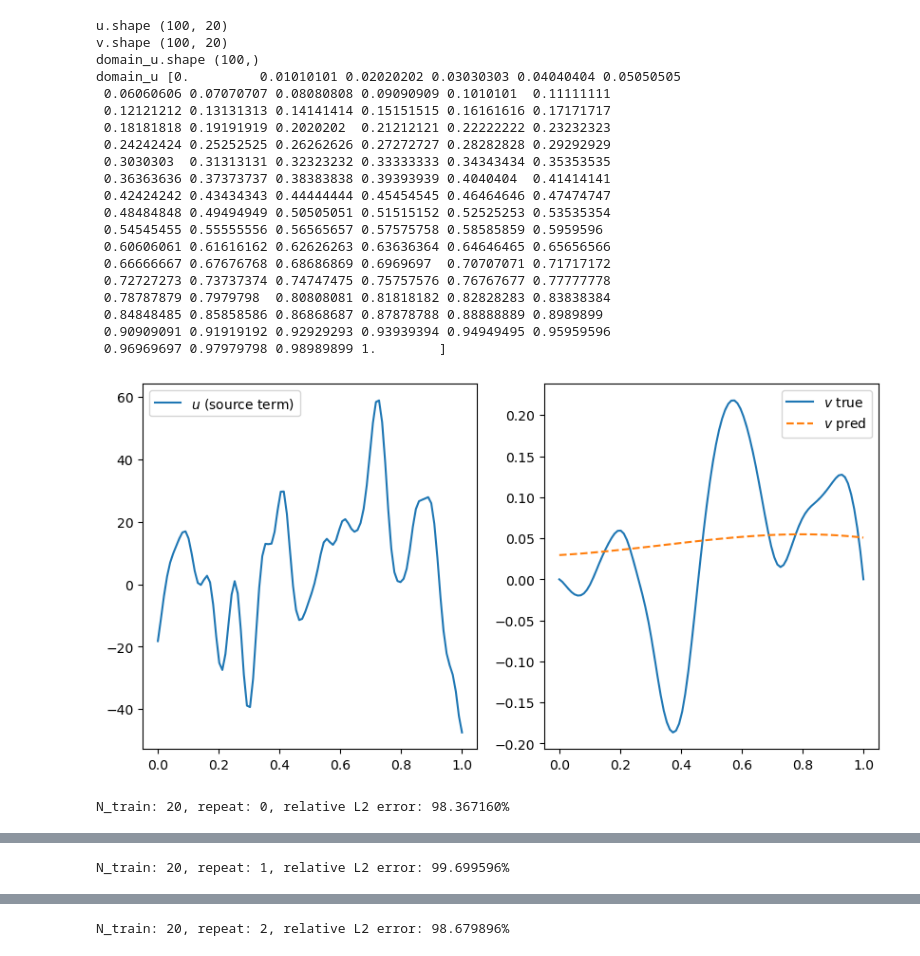
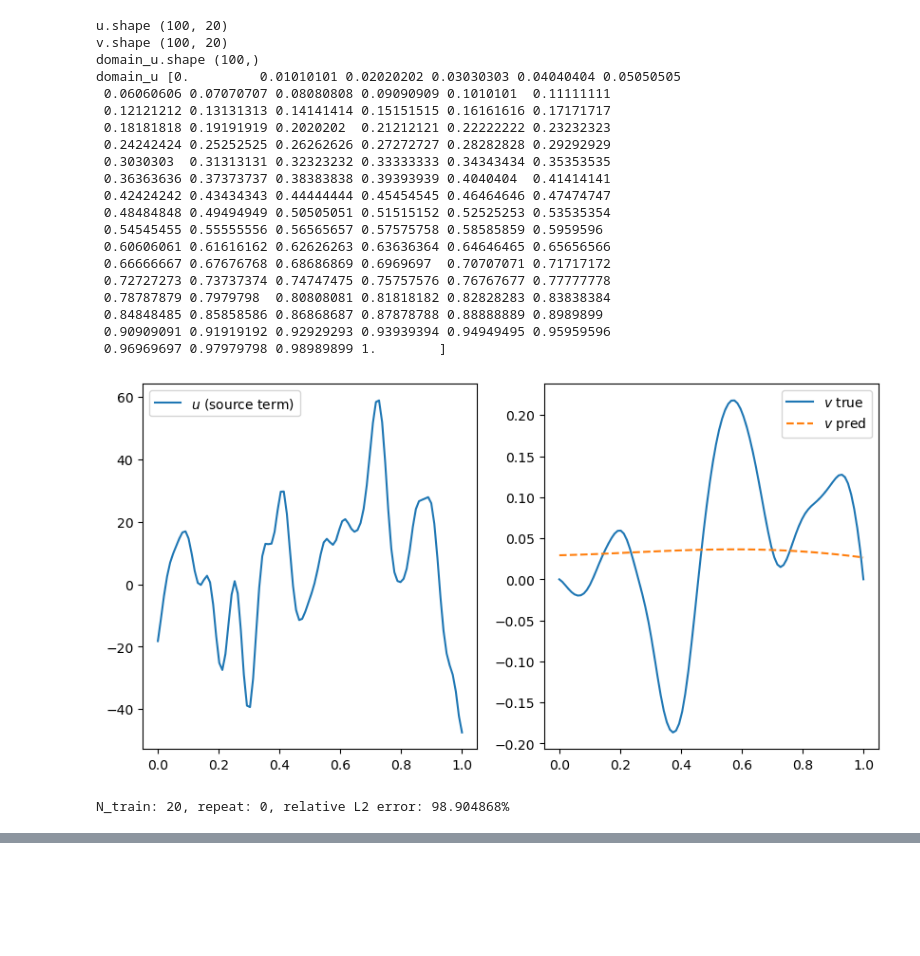
Before and after one commit to tomcjackc/greenlearning_for_GPGreen, a Jupyter notebook: error_vs_N_train.ipynb, the cells around one changed output, grey strips where cells are left out. Drawn from its saved outputs; the diff is of its cells as text; code cells hidden in the pictures; blank space fills up the shorter version.

```diff
--- a/error_vs_N_train.ipynb
+++ b/error_vs_N_train.ipynb
@@ -24,9 +22,9 @@ np.random.seed(42)
 N_train_arr = np.array([20])
 noise_ratio = 0e-2
 resample = 1
-repeats = 3
+repeats = range(1)
 
-for i in range(repeats):
+for i in repeats:
     for N_train in N_train_arr:
 
         # Construct neural networks for G and homogeneous solution
@@ -91,7 +72,7 @@ N_test = 20
 N_train_arr = np.array([20])
 noise_ratio = 0e-2
 resample = 1
-repeats = 3
+repeats = 1
 
 u = raw_data['F'][::2 * resample, -N_test:] # (100, N_test)
 print('u.shape', u.shape)
@@ -132,32 +113,32 @@ for i in range(repeats):
         vT = v.T
         v_estT = v_est.T
 
         error = relative_L2_error(vT, v_estT)
 
         print(f'N_train: {N_train}, repeat: {i}, relative L2 error: {error:f}%')
         df = pd.concat((df, pd.DataFrame({'N_train': [N_train], 'noise_ratio': [noise_ratio], 'resample': [resample], 'repeat': [i], 'relative_L2_error': [error]})), ignore_index=True)
 
 df.to_csv('error_vs_N_train.csv', index=False)
 # %% [output]
 u.shape (100, 20)
 v.shape (100, 20)
 domain_u.shape (100,)
 domain_u [0.         0.01010101 0.02020202 0.03030303 0.04040404 0.05050505
  0.06060606 0.07070707 0.08080808 0.09090909 0.1010101  0.11111111
  0.12121212 0.13131313 0.14141414 0.15151515 0.16161616 0.17171717
  0.18181818 0.19191919 0.2020202  0.21212121 0.22222222 0.23232323
  0.24242424 0.25252525 0.26262626 0.27272727 0.28282828 0.29292929
  0.3030303  0.31313131 0.32323232 0.33333333 0.34343434 0.35353535
  0.36363636 0.37373737 0.38383838 0.39393939 0.4040404  0.41414141
  0.42424242 0.43434343 0.44444444 0.45454545 0.46464646 0.47474747
  0.48484848 0.49494949 0.50505051 0.51515152 0.52525253 0.53535354
  0.54545455 0.55555556 0.56565657 0.57575758 0.58585859 0.5959596
  0.60606061 0.61616162 0.62626263 0.63636364 0.64646465 0.65656566
  0.66666667 0.67676768 0.68686869 0.6969697  0.70707071 0.71717172
  0.72727273 0.73737374 0.74747475 0.75757576 0.76767677 0.77777778
  0.78787879 0.7979798  0.80808081 0.81818182 0.82828283 0.83838384
  0.84848485 0.85858586 0.86868687 0.87878788 0.88888889 0.8989899
  0.90909091 0.91919192 0.92929293 0.93939394 0.94949495 0.95959596
  0.96969697 0.97979798 0.98989899 1.        ]
-[figure, old version]
+[figure, new version]
-N_train: 20, repeat: 0, relative L2 error: 98.367160%
+N_train: 20, repeat: 0, relative L2 error: 98.904868%
@@ -165 +144,0 @@ N_train: 20, repeat: 0, relative L2 error: 98.367160%
-N_train: 20, repeat: 1, relative L2 error: 99.699596%
@@ -167 +144,0 @@ N_train: 20, repeat: 1, relative L2 error: 99.699596%
-N_train: 20, repeat: 2, relative L2 error: 98.679896%
```
Also changed, not shown: parts of 3 cells of this notebook, 16 other files.
